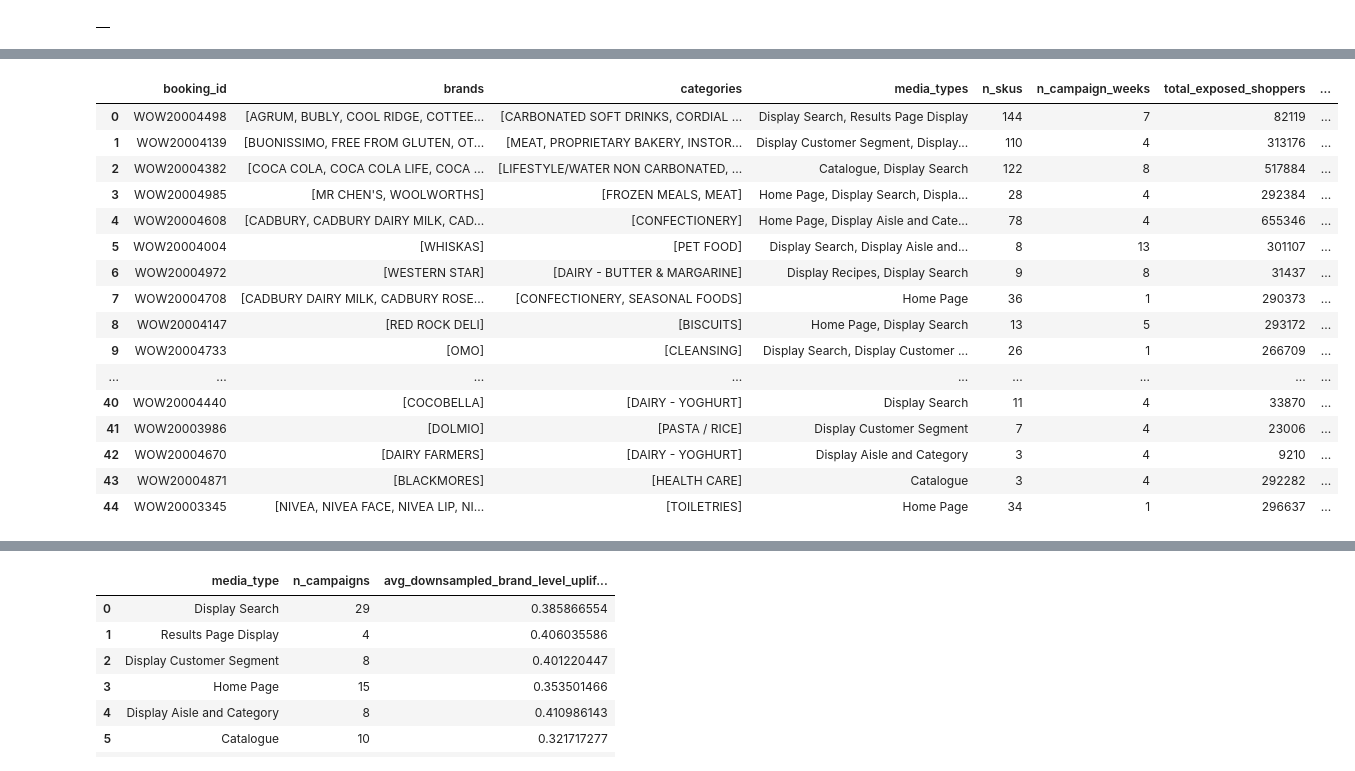
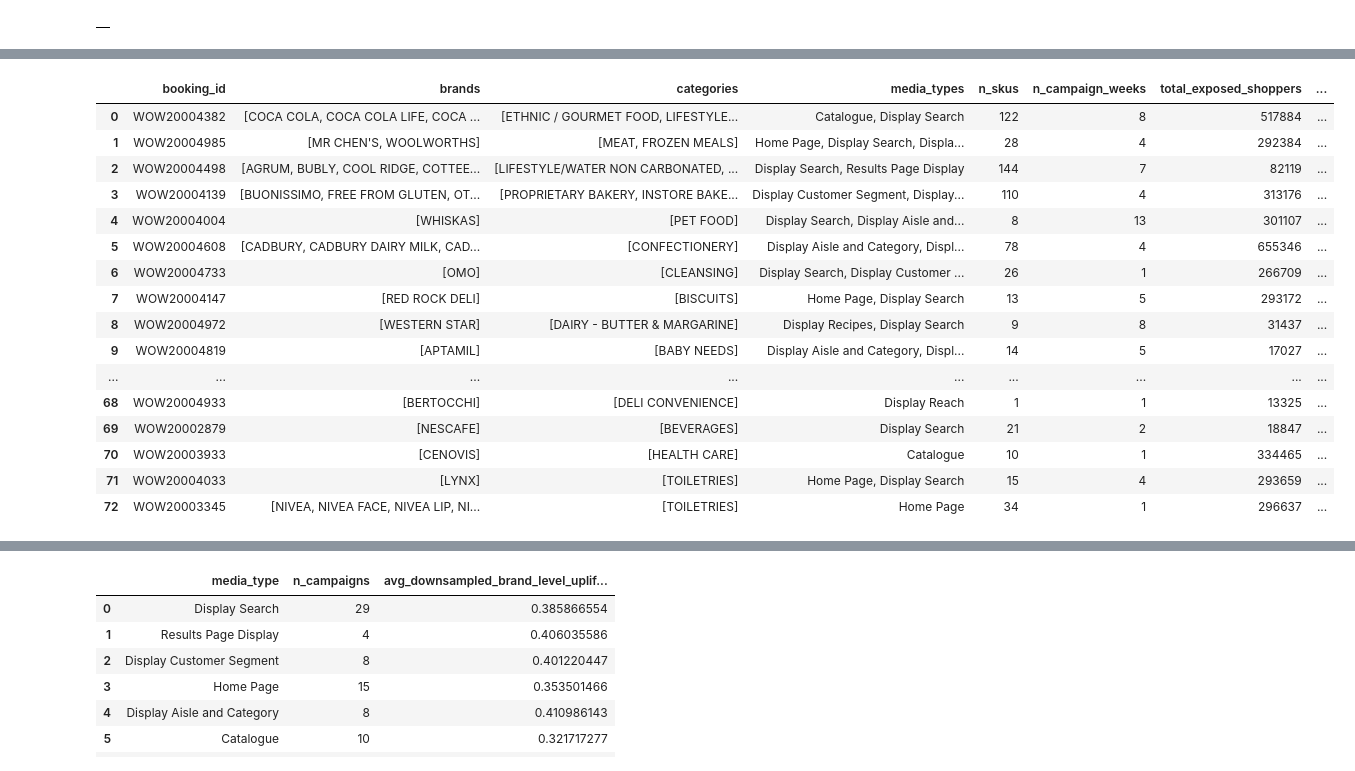
Before and after one commit to davelorino1/Cartology, a Jupyter notebook: DX/Campaign Exposed Sales EDA.ipynb, the cells around one changed output, grey strips where cells are left out. Drawn from its saved outputs; the diff is of its cells as text; code cells hidden in the pictures.

```diff
--- a/DX/Campaign Exposed Sales EDA.ipynb
+++ b/DX/Campaign Exposed Sales EDA.ipynb
@@ -3798,30 +4014,30 @@ check_df
 # %%
 check = client.query(
     """
- SELECT * FROM `gcp-wow-cart-data-dev-d4d7.davide.dx_results_plus_brands_and_media_types`
+ SELECT * FROM `gcp-wow-cart-data-dev-d4d7.davide.dx_results_plus_brands_and_media_types_2`
     """
 ).result()
 check_df = check.to_dataframe()
 check_df.to_csv("~/Downloads/DX Media Type Uplift.csv")
 check_df
 # %% [output]
 |  | booking_id | brands | categories | media_types | n_skus | n_campaign_weeks | total_exposed_shoppers | ... |
-| 0 | WOW20004498 | [AGRUM, BUBLY, COOL RIDGE, COTTEE... | [CARBONATED SOFT DRINKS, CORDIAL ... | Display Search, Results Page Display | 144 | 7 | 82119 | ... |
-| 1 | WOW20004139 | [BUONISSIMO, FREE FROM GLUTEN, OT... | [MEAT, PROPRIETARY BAKERY, INSTOR... | Display Customer Segment, Display... | 110 | 4 | 313176 | ... |
-| 2 | WOW20004382 | [COCA COLA, COCA COLA LIFE, COCA ... | [LIFESTYLE/WATER NON CARBONATED, ... | Catalogue, Display Search | 122 | 8 | 517884 | ... |
-| 3 | WOW20004985 | [MR CHEN'S, WOOLWORTHS] | [FROZEN MEALS, MEAT] | Home Page, Display Search, Displa... | 28 | 4 | 292384 | ... |
-| 4 | WOW20004608 | [CADBURY, CADBURY DAIRY MILK, CAD... | [CONFECTIONERY] | Home Page, Display Aisle and Cate... | 78 | 4 | 655346 | ... |
-| 5 | WOW20004004 | [WHISKAS] | [PET FOOD] | Display Search, Display Aisle and... | 8 | 13 | 301107 | ... |
-| 6 | WOW20004972 | [WESTERN STAR] | [DAIRY - BUTTER & MARGARINE] | Display Recipes, Display Search | 9 | 8 | 31437 | ... |
-| 7 | WOW20004708 | [CADBURY DAIRY MILK, CADBURY ROSE... | [CONFECTIONERY, SEASONAL FOODS] | Home Page | 36 | 1 | 290373 | ... |
-| 8 | WOW20004147 | [RED ROCK DELI] | [BISCUITS] | Home Page, Display Search | 13 | 5 | 293172 | ... |
-| 9 | WOW20004733 | [OMO] | [CLEANSING] | Display Search, Display Customer ... | 26 | 1 | 266709 | ... |
+| 0 | WOW20004382 | [COCA COLA, COCA COLA LIFE, COCA ... | [ETHNIC / GOURMET FOOD, LIFESTYLE... | Catalogue, Display Search | 122 | 8 | 517884 | ... |
+| 1 | WOW20004985 | [MR CHEN'S, WOOLWORTHS] | [MEAT, FROZEN MEALS] | Home Page, Display Search, Displa... | 28 | 4 | 292384 | ... |
+| 2 | WOW20004498 | [AGRUM, BUBLY, COOL RIDGE, COTTEE... | [LIFESTYLE/WATER NON CARBONATED, ... | Display Search, Results Page Display | 144 | 7 | 82119 | ... |
+| 3 | WOW20004139 | [BUONISSIMO, FREE FROM GLUTEN, OT... | [PROPRIETARY BAKERY, INSTORE BAKE... | Display Customer Segment, Display... | 110 | 4 | 313176 | ... |
+| 4 | WOW20004004 | [WHISKAS] | [PET FOOD] | Display Search, Display Aisle and... | 8 | 13 | 301107 | ... |
+| 5 | WOW20004608 | [CADBURY, CADBURY DAIRY MILK, CAD... | [CONFECTIONERY] | Display Aisle and Category, Displ... | 78 | 4 | 655346 | ... |
+| 6 | WOW20004733 | [OMO] | [CLEANSING] | Display Search, Display Customer ... | 26 | 1 | 266709 | ... |
+| 7 | WOW20004147 | [RED ROCK DELI] | [BISCUITS] | Home Page, Display Search | 13 | 5 | 293172 | ... |
+| 8 | WOW20004972 | [WESTERN STAR] | [DAIRY - BUTTER & MARGARINE] | Display Recipes, Display Search | 9 | 8 | 31437 | ... |
+| 9 | WOW20004819 | [APTAMIL] | [BABY NEEDS] | Display Aisle and Category, Displ... | 14 | 5 | 17027 | ... |
 | ... | ... | ... | ... | ... | ... | ... | ... | ... |
-| 40 | WOW20004440 | [COCOBELLA] | [DAIRY - YOGHURT] | Display Search | 11 | 4 | 33870 | ... |
-| 41 | WOW20003986 | [DOLMIO] | [PASTA / RICE] | Display Customer Segment | 7 | 4 | 23006 | ... |
-| 42 | WOW20004670 | [DAIRY FARMERS] | [DAIRY - YOGHURT] | Display Aisle and Category | 3 | 4 | 9210 | ... |
-| 43 | WOW20004871 | [BLACKMORES] | [HEALTH CARE] | Catalogue | 3 | 4 | 292282 | ... |
-| 44 | WOW20003345 | [NIVEA, NIVEA FACE, NIVEA LIP, NI... | [TOILETRIES] | Home Page | 34 | 1 | 296637 | ... |
+| 68 | WOW20004933 | [BERTOCCHI] | [DELI CONVENIENCE] | Display Reach | 1 | 1 | 13325 | ... |
+| 69 | WOW20002879 | [NESCAFE] | [BEVERAGES] | Display Search | 21 | 2 | 18847 | ... |
+| 70 | WOW20003933 | [CENOVIS] | [HEALTH CARE] | Catalogue | 10 | 1 | 334465 | ... |
+| 71 | WOW20004033 | [LYNX] | [TOILETRIES] | Home Page, Display Search | 15 | 4 | 293659 | ... |
+| 72 | WOW20003345 | [NIVEA, NIVEA FACE, NIVEA LIP, NI... | [TOILETRIES] | Home Page | 34 | 1 | 296637 | ... |
 # %%
 check = client.query(
     """
```
Also changed, not shown: parts of 7 cells of this notebook, 4 other files.
